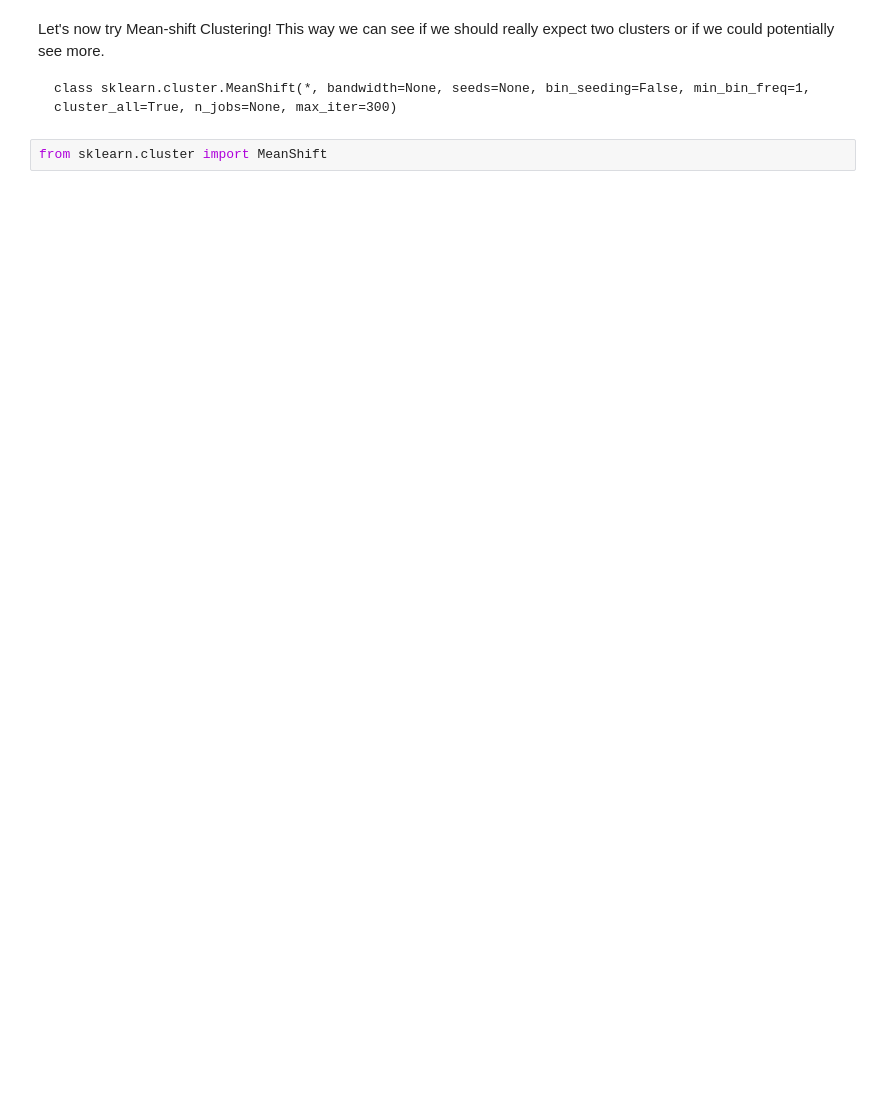
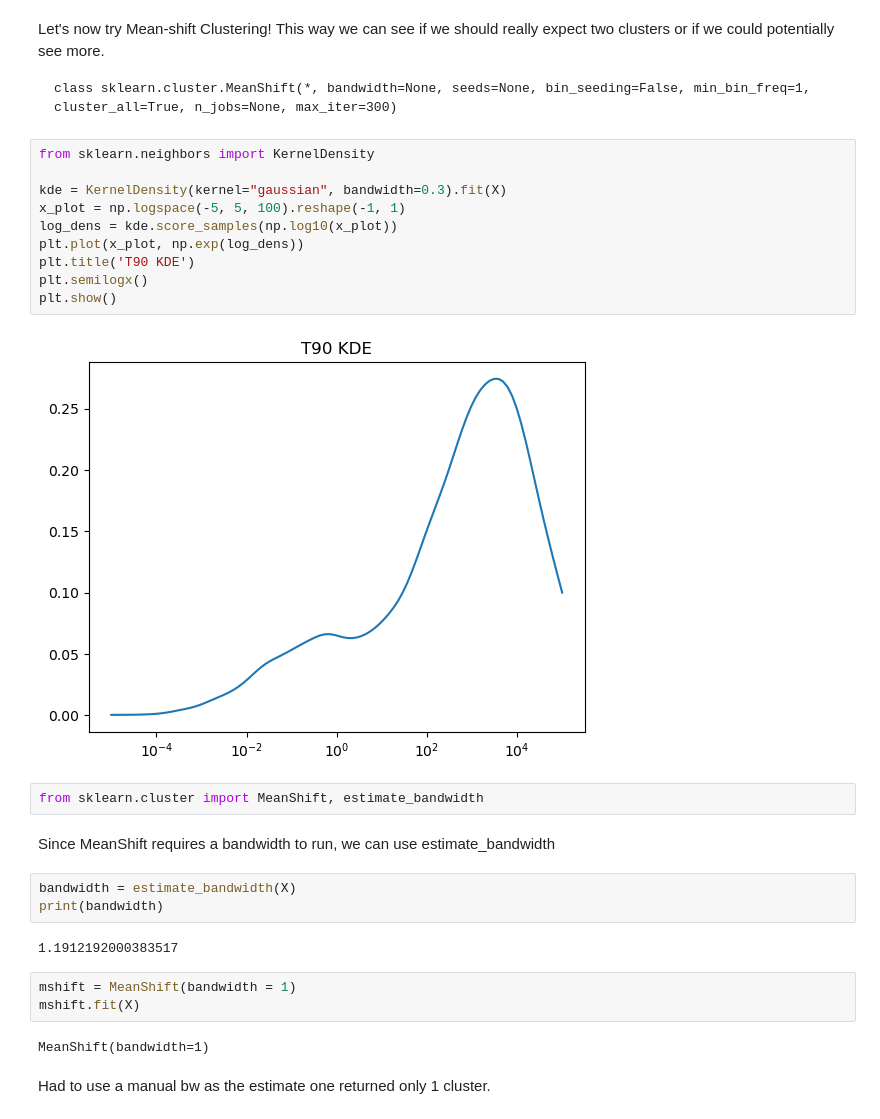
Before and after one commit to lisam10/astrostatistics_bicocca_2024, a Jupyter notebook: working/W14.ipynb, the cells around one changed output. Cells and saved outputs as stored; diff of their text form; blank space fills up the shorter version.

```diff
--- a/working/W14.ipynb
+++ b/working/W14.ipynb
@@ -130,5 +124,31 @@ plt.show()
 Let's now try Mean-shift Clustering! This way we can see if we should really expect two clusters or if we could potentially see more.
 
     class sklearn.cluster.MeanShift(*, bandwidth=None, seeds=None, bin_seeding=False, min_bin_freq=1, cluster_all=True, n_jobs=None, max_iter=300)
+# %%
+from sklearn.neighbors import KernelDensity
+
+kde = KernelDensity(kernel="gaussian", bandwidth=0.3).fit(X)
+x_plot = np.logspace(-5, 5, 100).reshape(-1, 1)
+log_dens = kde.score_samples(np.log10(x_plot))
+plt.plot(x_plot, np.exp(log_dens))
+plt.title('T90 KDE')
+plt.semilogx()
+plt.show()
+# %% [output]
+[figure, added]
 # %%
-from sklearn.cluster import MeanShift
+from sklearn.cluster import MeanShift, estimate_bandwidth
+# %% [markdown]
+Since MeanShift requires a bandwidth to run, we can use estimate_bandwidth
+# %%
+bandwidth = estimate_bandwidth(X)
+print(bandwidth)
+# %% [output]
+1.1912192000383517
+# %%
+mshift = MeanShift(bandwidth = 1)
+mshift.fit(X)
+# %% [output]
+MeanShift(bandwidth=1)
+# %% [markdown]
+Had to use a manual bw as the estimate one returned only 1 cluster.
```
Also changed, not shown: parts of 14 cells of this notebook, 2 other files.
